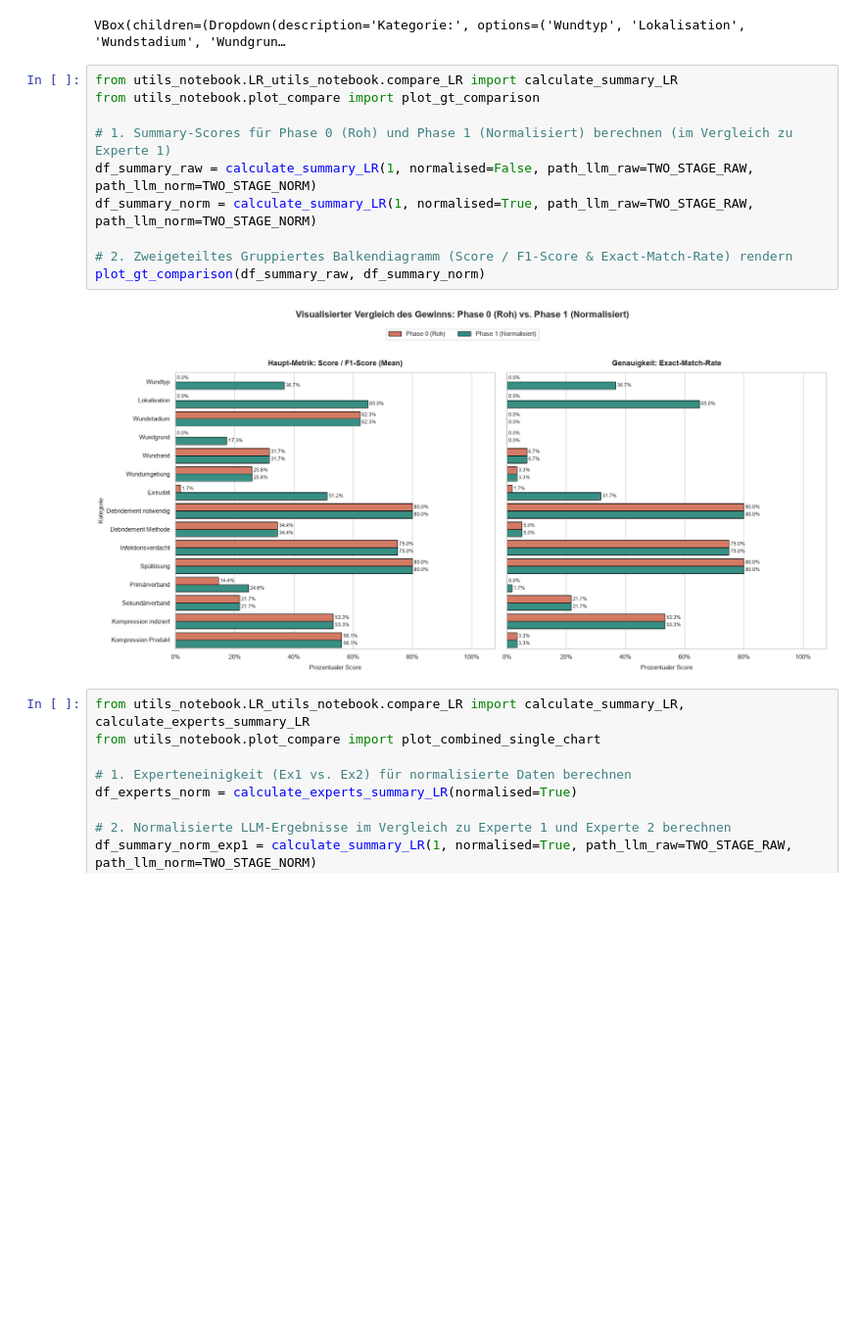
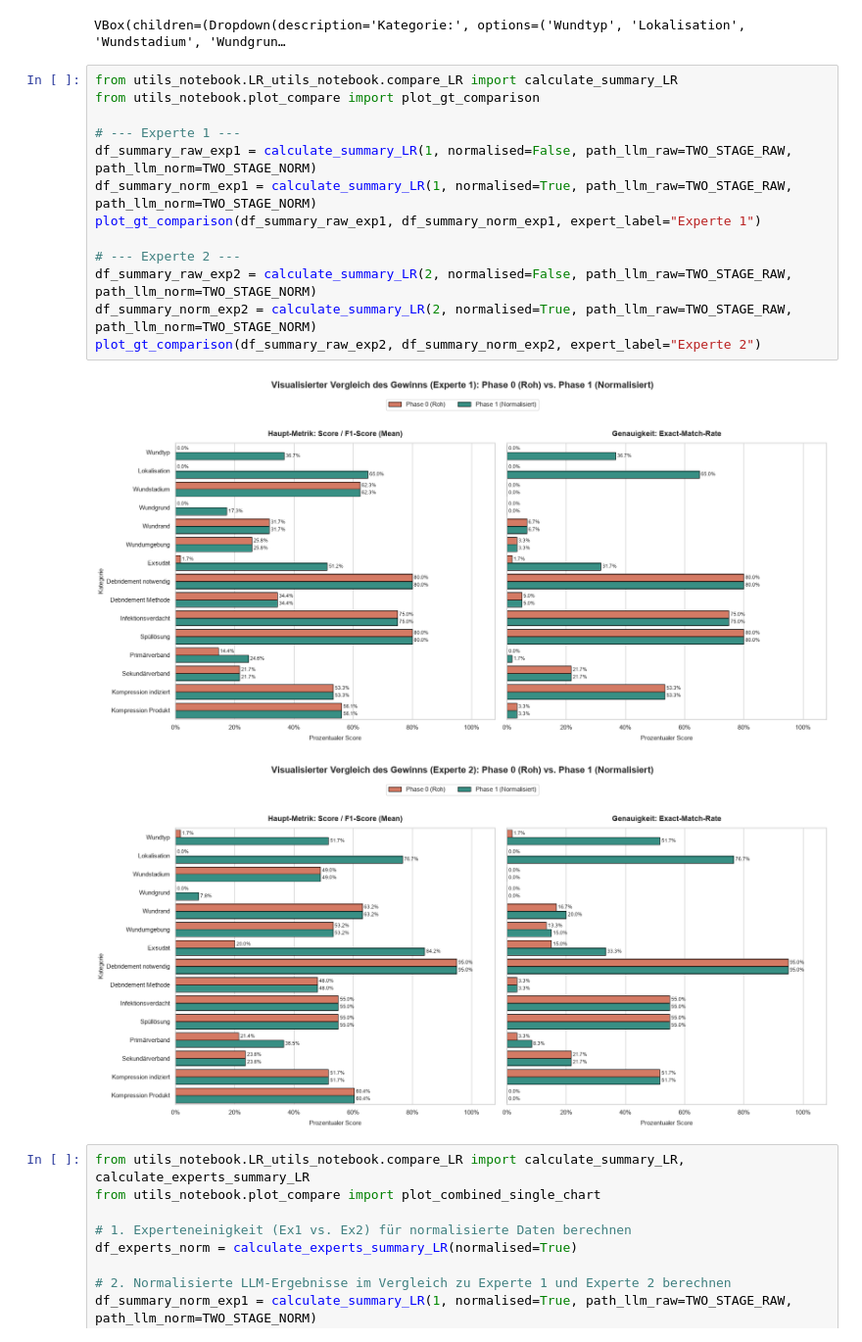
Before and after one commit to code-mert/masterarbeitmodell, a Jupyter notebook: notebooks/analyse_lr_2stage/analyse_lr_2stage.ipynb, the cells around one changed output. Shown at 98% size. Cells and saved outputs as stored; diff of their text form; blank space fills up the shorter version.

Commit message:
refactor: update evaluation legend and styling in classification analysis notebooks

```diff
--- a/notebooks/analyse_lr_2stage/analyse_lr_2stage.ipynb
+++ b/notebooks/analyse_lr_2stage/analyse_lr_2stage.ipynb
@@ -23,15 +23,19 @@ VBox(children=(Dropdown(description='Kategorie:', options=('Wundtyp', 'Lokalisat
 # %%
 from utils_notebook.LR_utils_notebook.compare_LR import calculate_summary_LR
 from utils_notebook.plot_compare import plot_gt_comparison
 
-# 1. Summary-Scores für Phase 0 (Roh) und Phase 1 (Normalisiert) berechnen (im Vergleich zu Experte 1)
-df_summary_raw = calculate_summary_LR(1, normalised=False, path_llm_raw=TWO_STAGE_RAW, path_llm_norm=TWO_STAGE_NORM)
-df_summary_norm = calculate_summary_LR(1, normalised=True, path_llm_raw=TWO_STAGE_RAW, path_llm_norm=TWO_STAGE_NORM)
+# --- Experte 1 ---
+df_summary_raw_exp1 = calculate_summary_LR(1, normalised=False, path_llm_raw=TWO_STAGE_RAW, path_llm_norm=TWO_STAGE_NORM)
+df_summary_norm_exp1 = calculate_summary_LR(1, normalised=True, path_llm_raw=TWO_STAGE_RAW, path_llm_norm=TWO_STAGE_NORM)
+plot_gt_comparison(df_summary_raw_exp1, df_summary_norm_exp1, expert_label="Experte 1")
 
-# 2. Zweigeteiltes Gruppiertes Balkendiagramm (Score / F1-Score & Exact-Match-Rate) rendern
-plot_gt_comparison(df_summary_raw, df_summary_norm)
+# --- Experte 2 ---
+df_summary_raw_exp2 = calculate_summary_LR(2, normalised=False, path_llm_raw=TWO_STAGE_RAW, path_llm_norm=TWO_STAGE_NORM)
+df_summary_norm_exp2 = calculate_summary_LR(2, normalised=True, path_llm_raw=TWO_STAGE_RAW, path_llm_norm=TWO_STAGE_NORM)
+plot_gt_comparison(df_summary_raw_exp2, df_summary_norm_exp2, expert_label="Experte 2")
 # %% [output]
-[figure, old version]
+[figure, new version]
+[figure, added]
 # %%
 from utils_notebook.LR_utils_notebook.compare_LR import calculate_summary_LR, calculate_experts_summary_LR
 from utils_notebook.plot_compare import plot_combined_single_chart
```
Also changed, not shown: 8 other files.
